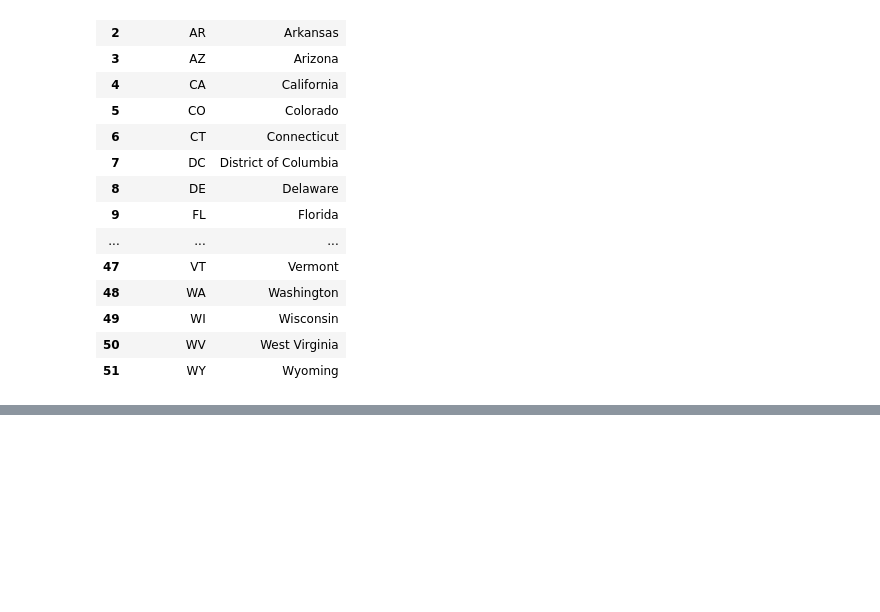
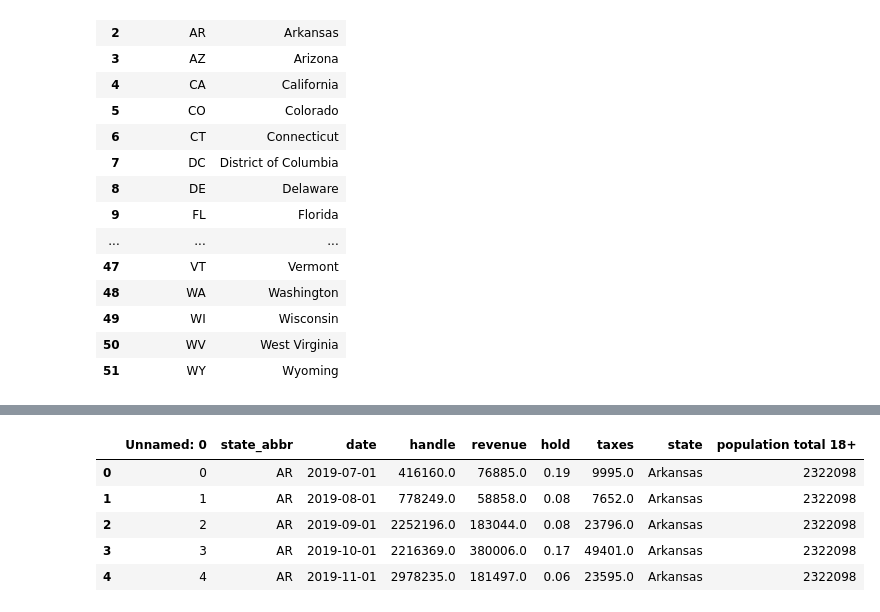
Before and after one commit to caleb-g23/Project-3-Sports-Betting-Analysis, a Jupyter notebook: All_States_DF.ipynb, the cells around one changed output, grey strips where cells are left out. Saved outputs shown, nothing was run; the diff lists cells and outputs as text; code cells hidden in the pictures; blank space fills up the shorter version.

```diff
--- a/All_States_DF.ipynb
+++ b/All_States_DF.ipynb
@@ -127,0 +124,11 @@ all_state_merge.head()
+# %%
+#Merge the Datasets on state_abbreviation
+all_state_pop=pd.merge(all_state_merge,population_df, on='state', how='inner')
+all_state_pop.head()
+# %% [output]
+|  | Unnamed: 0 | state_abbr | date | handle | revenue | hold | taxes | state | population total 18+ |
+| 0 | 0 | AR | 2019-07-01 | 416160.0 | 76885.0 | 0.19 | 9995.0 | Arkansas | 2322098 |
+| 1 | 1 | AR | 2019-08-01 | 778249.0 | 58858.0 | 0.08 | 7652.0 | Arkansas | 2322098 |
+| 2 | 2 | AR | 2019-09-01 | 2252196.0 | 183044.0 | 0.08 | 23796.0 | Arkansas | 2322098 |
+| 3 | 3 | AR | 2019-10-01 | 2216369.0 | 380006.0 | 0.17 | 49401.0 | Arkansas | 2322098 |
+| 4 | 4 | AR | 2019-11-01 | 2978235.0 | 181497.0 | 0.06 | 23595.0 | Arkansas | 2322098 |
```
Also changed, not shown: parts of 15 cells of this notebook, 16 other files.
